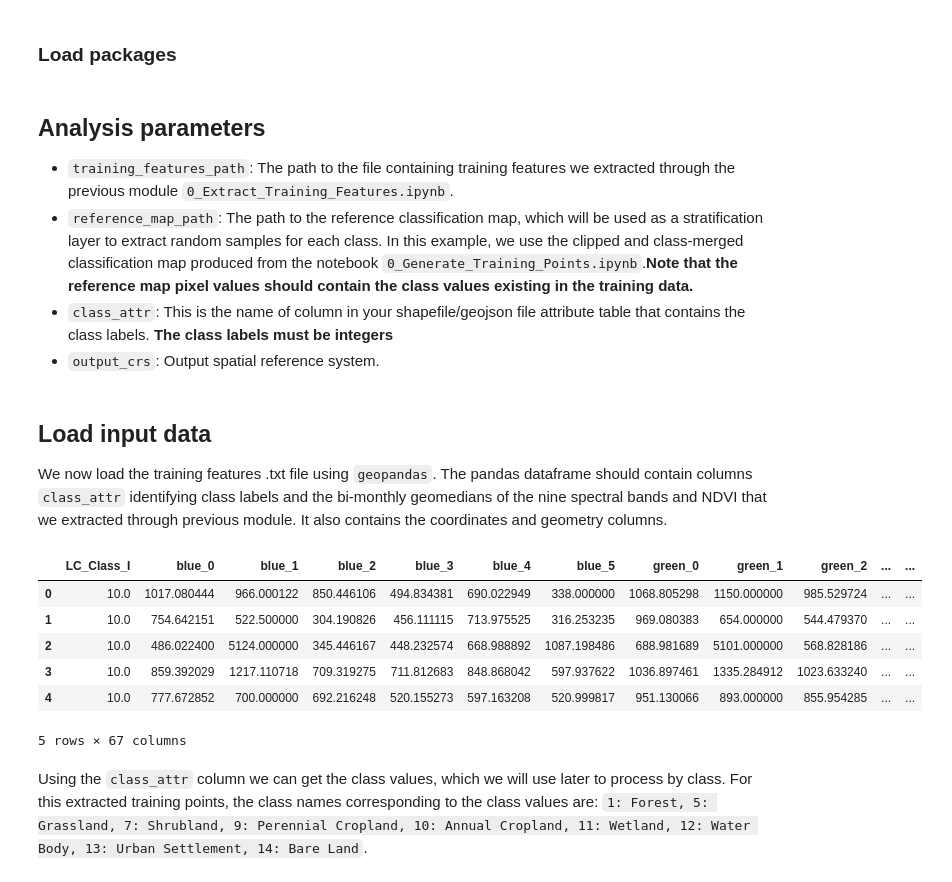
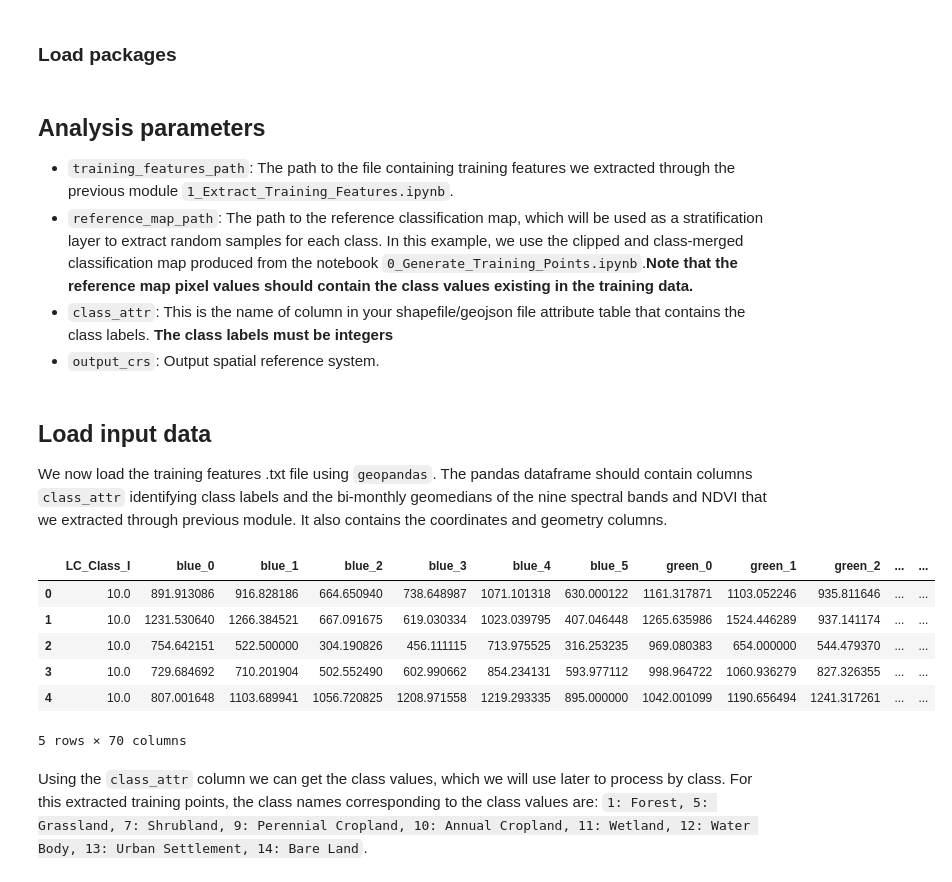
Before and after one commit to frontiersi/FAO_LC_workshop_Rwanda, a Jupyter notebook: 2_Filter_Training_Data.ipynb, the cells around one changed output. Saved outputs shown, nothing was run; the diff lists cells and outputs as text; code cells hidden in the pictures.

```diff
--- a/2_Filter_Training_Data.ipynb
+++ b/2_Filter_Training_Data.ipynb
@@ -39,12 +39,12 @@ from odc.algo import xr_geomedian
 import matplotlib.pyplot as plt
 # %% [markdown]
 ## Analysis parameters
-* `training_features_path`: The path to the file containing training features we extracted through the previous module `0_Extract_Training_Features.ipynb`.
+* `training_features_path`: The path to the file containing training features we extracted through the previous module `1_Extract_Training_Features.ipynb`.
 * `reference_map_path`: The path to the reference classification map, which will be used as a stratification layer to extract random samples for each class. In this example, we use the clipped and class-merged classification map produced from the notebook `0_Generate_Training_Points.ipynb`.**Note that the reference map pixel values should contain the class values existing in the training data.**
 * `class_attr`: This is the name of column in your shapefile/geojson file attribute table that contains the class labels. **The class labels must be integers**
 * `output_crs`: Output spatial reference system.
 # %%
-training_features_path = 'Results/Training_features_Kicukiro.txt'
+training_features_path = 'Results/Training_features_Kicukiro.geojson'
 reference_map_path='Results/rwanda_landcover_2015_scheme_ii_clipped.tif'
 class_attr = 'LC_Class_I' # class label in integer format
 output_crs='epsg:32735' # WGS84/UTM Zone 35S
@@ -53,16 +53,16 @@ output_crs='epsg:32735' # WGS84/UTM Zone 35S
 
 We now load the training features .txt file using `geopandas`. The pandas dataframe should contain columns `class_attr` identifying class labels and the bi-monthly geomedians of the nine spectral bands and NDVI that we extracted through previous module. It also contains the coordinates and geometry columns.
 # %%
-training_features= pd.read_csv(training_features_path,sep=" ")
+training_features= gpd.read_file(training_features_path)
 training_features.head() # Plot first five rows
 # %% [output]
 |  | LC_Class_I | blue_0 | blue_1 | blue_2 | blue_3 | blue_4 | blue_5 | green_0 | green_1 | green_2 | ... | ... |
-| 0 | 10.0 | 1017.080444 | 966.000122 | 850.446106 | 494.834381 | 690.022949 | 338.000000 | 1068.805298 | 1150.000000 | 985.529724 | ... | ... |
-| 1 | 10.0 | 754.642151 | 522.500000 | 304.190826 | 456.111115 | 713.975525 | 316.253235 | 969.080383 | 654.000000 | 544.479370 | ... | ... |
-| 2 | 10.0 | 486.022400 | 5124.000000 | 345.446167 | 448.232574 | 668.988892 | 1087.198486 | 688.981689 | 5101.000000 | 568.828186 | ... | ... |
-| 3 | 10.0 | 859.392029 | 1217.110718 | 709.319275 | 711.812683 | 848.868042 | 597.937622 | 1036.897461 | 1335.284912 | 1023.633240 | ... | ... |
-| 4 | 10.0 | 777.672852 | 700.000000 | 692.216248 | 520.155273 | 597.163208 | 520.999817 | 951.130066 | 893.000000 | 855.954285 | ... | ... |
+| 0 | 10.0 | 891.913086 | 916.828186 | 664.650940 | 738.648987 | 1071.101318 | 630.000122 | 1161.317871 | 1103.052246 | 935.811646 | ... | ... |
+| 1 | 10.0 | 1231.530640 | 1266.384521 | 667.091675 | 619.030334 | 1023.039795 | 407.046448 | 1265.635986 | 1524.446289 | 937.141174 | ... | ... |
+| 2 | 10.0 | 754.642151 | 522.500000 | 304.190826 | 456.111115 | 713.975525 | 316.253235 | 969.080383 | 654.000000 | 544.479370 | ... | ... |
+| 3 | 10.0 | 729.684692 | 710.201904 | 502.552490 | 602.990662 | 854.234131 | 593.977112 | 998.964722 | 1060.936279 | 827.326355 | ... | ... |
+| 4 | 10.0 | 807.001648 | 1103.689941 | 1056.720825 | 1208.971558 | 1219.293335 | 895.000000 | 1042.001099 | 1190.656494 | 1241.317261 | ... | ... |
-5 rows × 67 columns
+5 rows × 70 columns
 # %% [markdown]
 Using the `class_attr` column we can get the class values, which we will use later to process by class. For this extracted training points, the class names corresponding to the class values are: `1: Forest, 5: Grassland, 7: Shrubland, 9: Perennial Cropland, 10: Annual Cropland, 11: Wetland, 12: Water Body, 13: Urban Settlement, 14: Bare Land`.
 # %%
```
Also changed, not shown: parts of 16 cells of this notebook, 8 other files.
